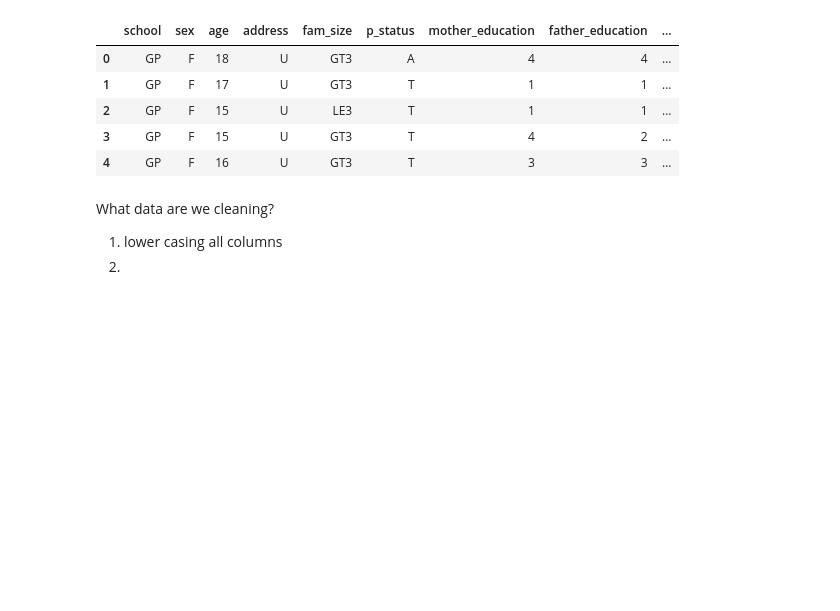
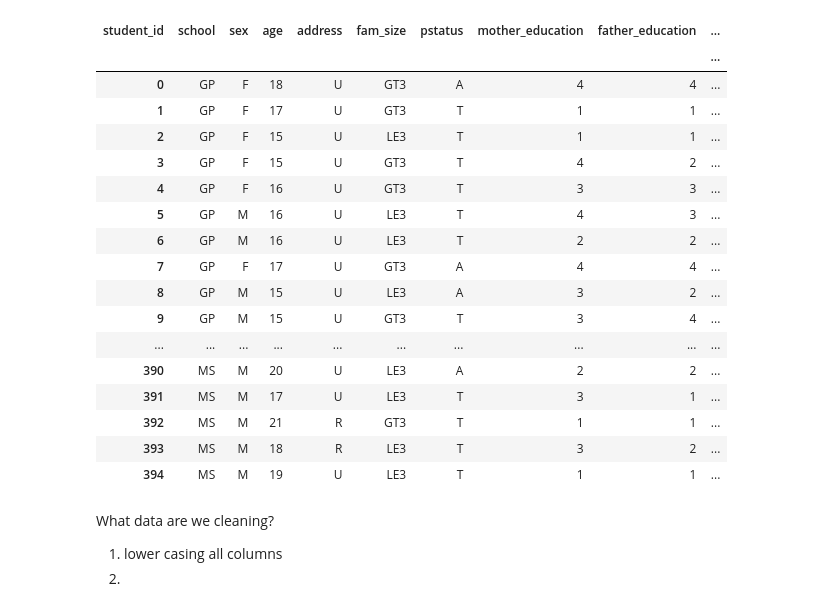
Before and after one commit to mirjo3/mongodb_streamlit_assignment_1_0607, a Jupyter notebook: clean_data.ipynb, the cells around one changed output. Drawn from its saved outputs; the diff is of its cells as text; code cells hidden in the pictures; blank space fills up the shorter version.

```diff
--- a/clean_data.ipynb
+++ b/clean_data.ipynb
@@ -18,28 +29,42 @@ df.info()
 # %%
 df.rename(columns={
     'famsize': 'fam_size',
     'p_status]': 'p_status',
     'medu': 'mother_education',
     'fedu': 'father_education',
     'mjob': 'mother_job',
     'fjob': 'father_job',
     'traveltime': 'travel_time',
     'studytime': 'study_time',
     'schoolsup': 'school_support',
     'famsup': 'family_support',
     'famrel': 'family_relationship',
     'goout': 'going_out',
     'dalc': 'workday_alcohol_consumption',
     'walc': 'weekend_alcohol_consumption'
 }, inplace=True)
-df.head()
+
+df = df.rename_axis('', axis='rows').rename_axis('student_id', axis='columns')
+df
 # %% [output]
-|  | school | sex | age | address | fam_size | p_status | mother_education | father_education | ... |
+| student_id | school | sex | age | address | fam_size | pstatus | mother_education | father_education | ... |
+|  |  |  |  |  |  |  |  |  | ... |
 | 0 | GP | F | 18 | U | GT3 | A | 4 | 4 | ... |
 | 1 | GP | F | 17 | U | GT3 | T | 1 | 1 | ... |
 | 2 | GP | F | 15 | U | LE3 | T | 1 | 1 | ... |
 | 3 | GP | F | 15 | U | GT3 | T | 4 | 2 | ... |
 | 4 | GP | F | 16 | U | GT3 | T | 3 | 3 | ... |
+| 5 | GP | M | 16 | U | LE3 | T | 4 | 3 | ... |
+| 6 | GP | M | 16 | U | LE3 | T | 2 | 2 | ... |
+| 7 | GP | F | 17 | U | GT3 | A | 4 | 4 | ... |
+| 8 | GP | M | 15 | U | LE3 | A | 3 | 2 | ... |
+| 9 | GP | M | 15 | U | GT3 | T | 3 | 4 | ... |
+| ... | ... | ... | ... | ... | ... | ... | ... | ... | ... |
+| 390 | MS | M | 20 | U | LE3 | A | 2 | 2 | ... |
+| 391 | MS | M | 17 | U | LE3 | T | 3 | 1 | ... |
+| 392 | MS | M | 21 | R | GT3 | T | 1 | 1 | ... |
+| 393 | MS | M | 18 | R | LE3 | T | 3 | 2 | ... |
+| 394 | MS | M | 19 | U | LE3 | T | 1 | 1 | ... |
 # %%
 print(f'Number of Unique Values: {df["Phantom_Build"].unique()}')
 # %% [markdown]
```
Also changed, not shown: parts of 1 cell of this notebook, 3 other files.
